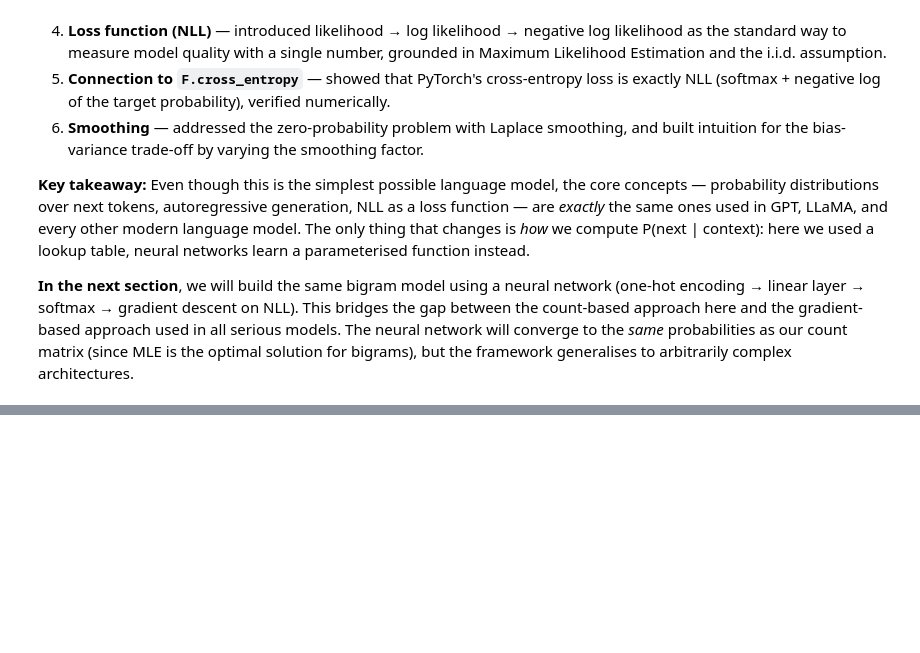
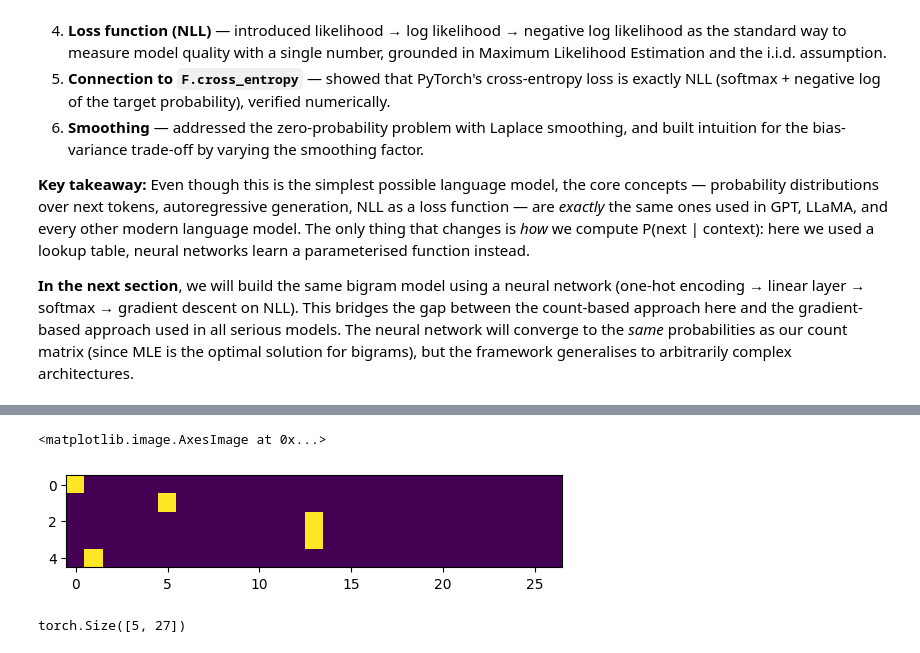
Before and after one commit to kshitijg92/karpathy-zero-to-hero-deep-work, a Jupyter notebook: lesson_2_makemore/makemore.ipynb, the cells around one changed output, grey strips where cells are left out. Drawn from its saved outputs; the diff is of its cells as text; code cells hidden in the pictures; blank space fills up the shorter version.

```diff
--- a/lesson_2_makemore/makemore.ipynb
+++ b/lesson_2_makemore/makemore.ipynb
@@ -877,0 +923,20 @@ So far we built a **bigram character-level language model** from scratch. Here's
+# %%
+xs = [] # Input
+ys = [] # Target/Labels
+
+for w in words[:1]: # lets just look at the first word
+    all_chars = SPECIAL_TOKEN + w + SPECIAL_TOKEN
+    for c1, c2 in zip(all_chars, all_chars[1:]):
+        idx1 = stoi[c1]
+        idx2 = stoi[c2]
+
+        print(f"Input character: {c1} -> Next character -{c2}")
+        xs.append(idx1)
+        ys.append(idx2)
+
+xs = torch.tensor(xs)
+ys = torch.tensor(ys)
+
+print(f"Just using the first word: {words[:1][0]}, we obtained {len(xs)} training samples")
+print(f"Inputs = {xs}")
+print(f"Outputs= {ys}")
@@ -877,0 +975,23 @@ So far we built a **bigram character-level language model** from scratch. Here's
+# %%
+import torch.nn.functional as F
+
+# F.one_hot converts each integer index into a binary vector of length num_classes.
+# We pass num_classes=27 explicitly because PyTorch would otherwise infer it from the
+# max value in xs, which could be wrong if the last few characters don't appear.
+#
+# .float() is important: one_hot returns a LongTensor (int64) by default, but matrix
+# multiplication (@ W) requires floating point tensors. Without .float(), the @ operation
+# would throw a RuntimeError.
+x_encoded = F.one_hot(xs, num_classes=27).float()
+x_encoded
+# %%
+# each sample has the the bit turned on to 1 corresponding to the int index while the rest are zeros.
+plt.imshow(x_encoded)
+# %% [output]
+<matplotlib.image.AxesImage at 0x...>
+[figure, added]
+# %%
+# shape of input
+x_encoded.shape
+# %% [output]
+torch.Size([5, 27])
```
Also changed, not shown: parts of 28 cells of this notebook, 1 other file.
